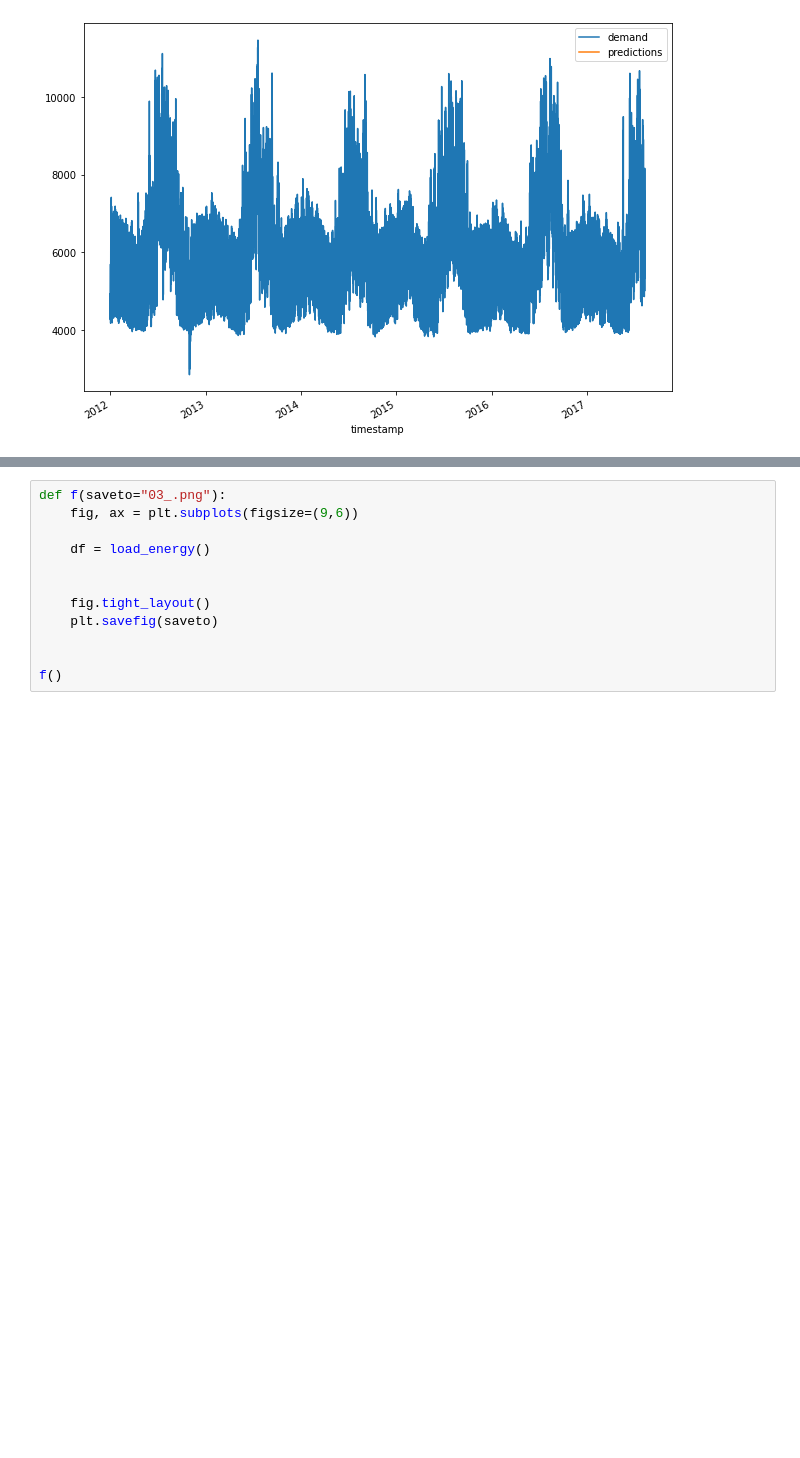
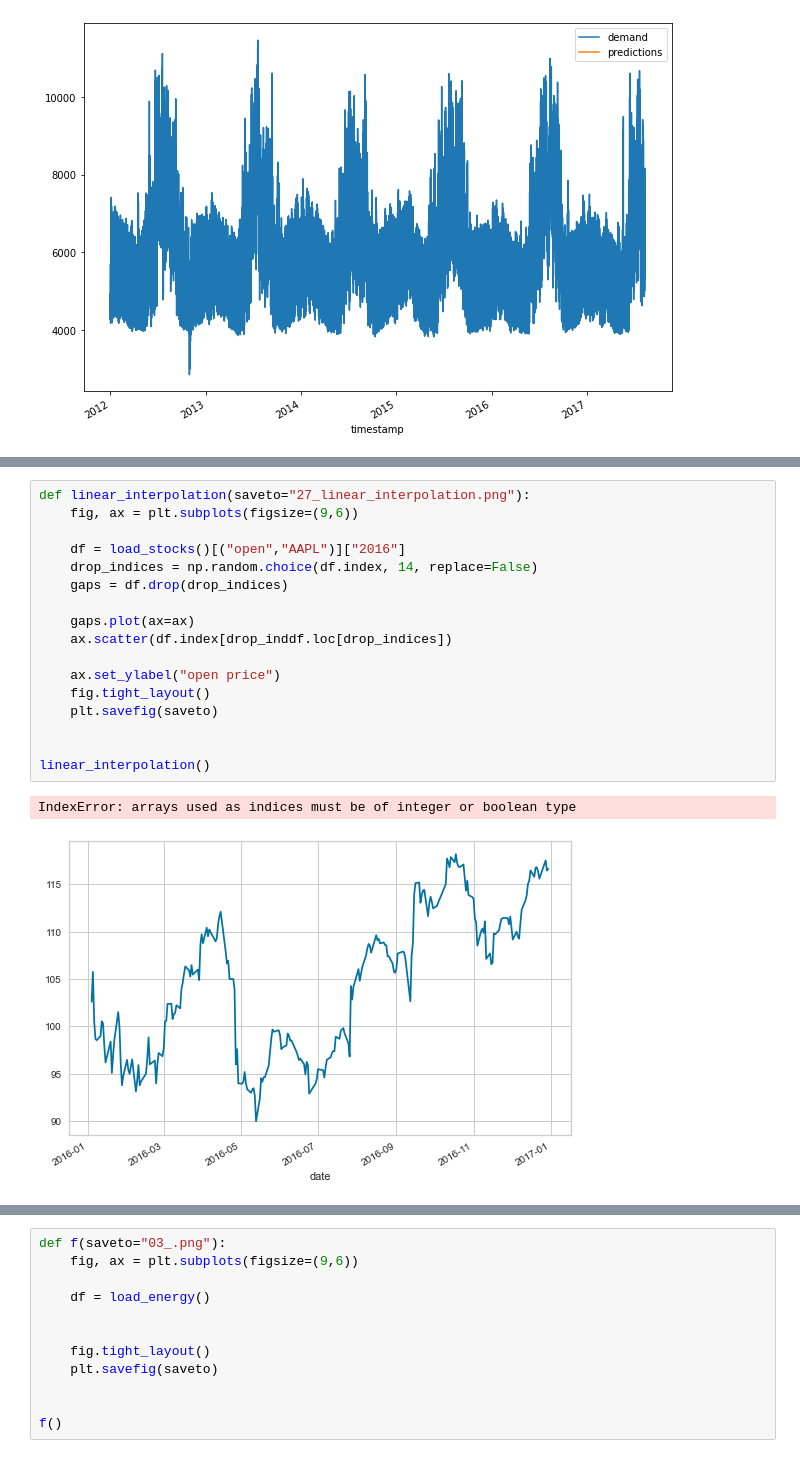
Before and after one commit to georgetown-analytics/XBUS-515.Time-Series-Analyses-and-Databases, a Jupyter notebook: figures/figures.ipynb, the cells around one changed output, grey strips where cells are left out. Saved outputs shown, nothing was run; the diff lists cells and outputs as text; blank space fills up the shorter version.

```diff
--- a/figures/figures.ipynb
+++ b/figures/figures.ipynb
@@ -555,0 +631,20 @@ Name: predictions, Length: 49124, dtype: float64
+# %%
+def linear_interpolation(saveto="27_linear_interpolation.png"):
+    fig, ax = plt.subplots(figsize=(9,6))
+
+    df = load_stocks()[("open","AAPL")]["2016"]
+    drop_indices = np.random.choice(df.index, 14, replace=False)
+    gaps = df.drop(drop_indices)
+
+    gaps.plot(ax=ax)
+    ax.scatter(df.index[drop_inddf.loc[drop_indices])
+
+    ax.set_ylabel("open price")
+    fig.tight_layout()
+    plt.savefig(saveto)
+
+
+linear_interpolation()
+# %% [output]
+IndexError: arrays used as indices must be of integer or boolean type
+[figure, added]
```
Also changed, not shown: parts of 4 cells of this notebook, 5 other files.
